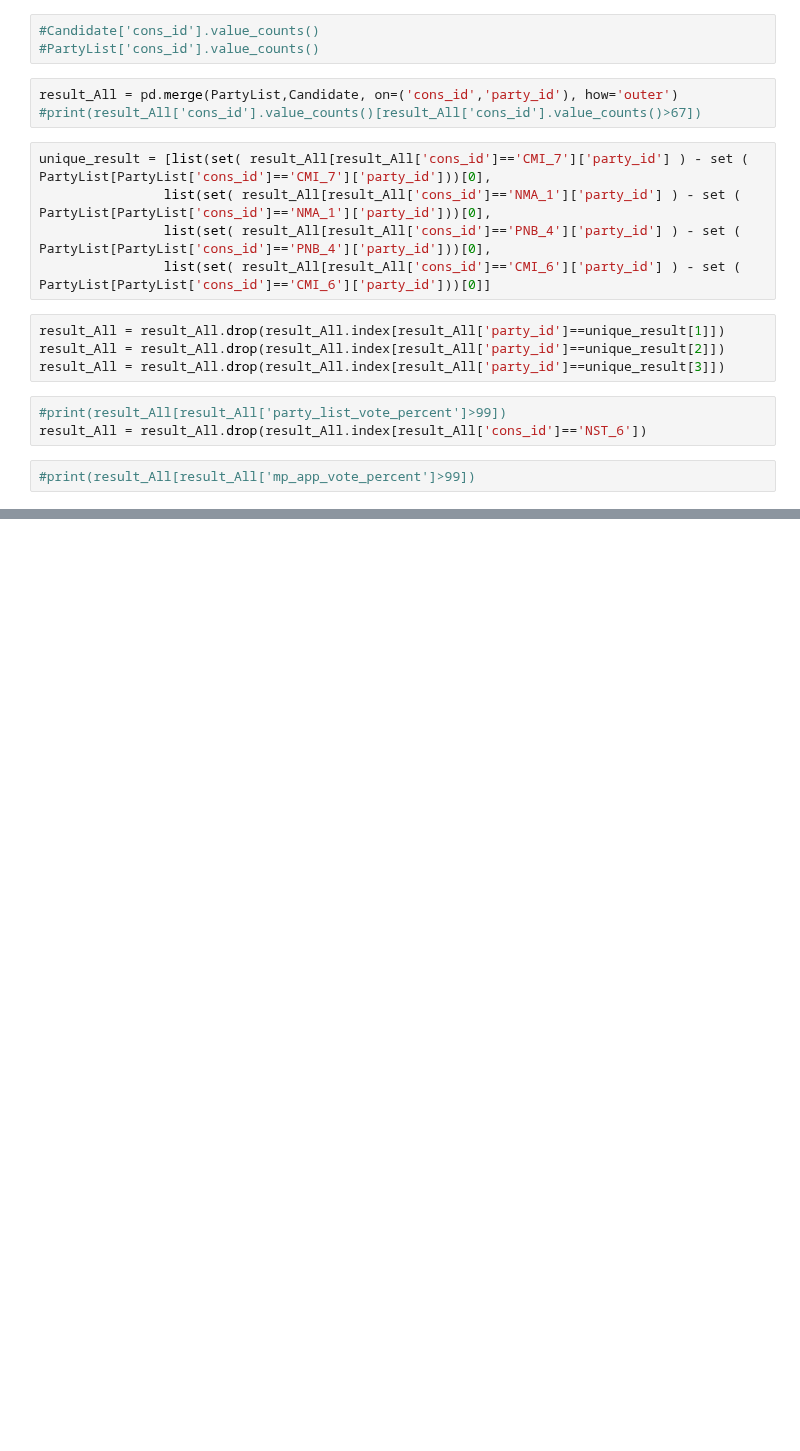
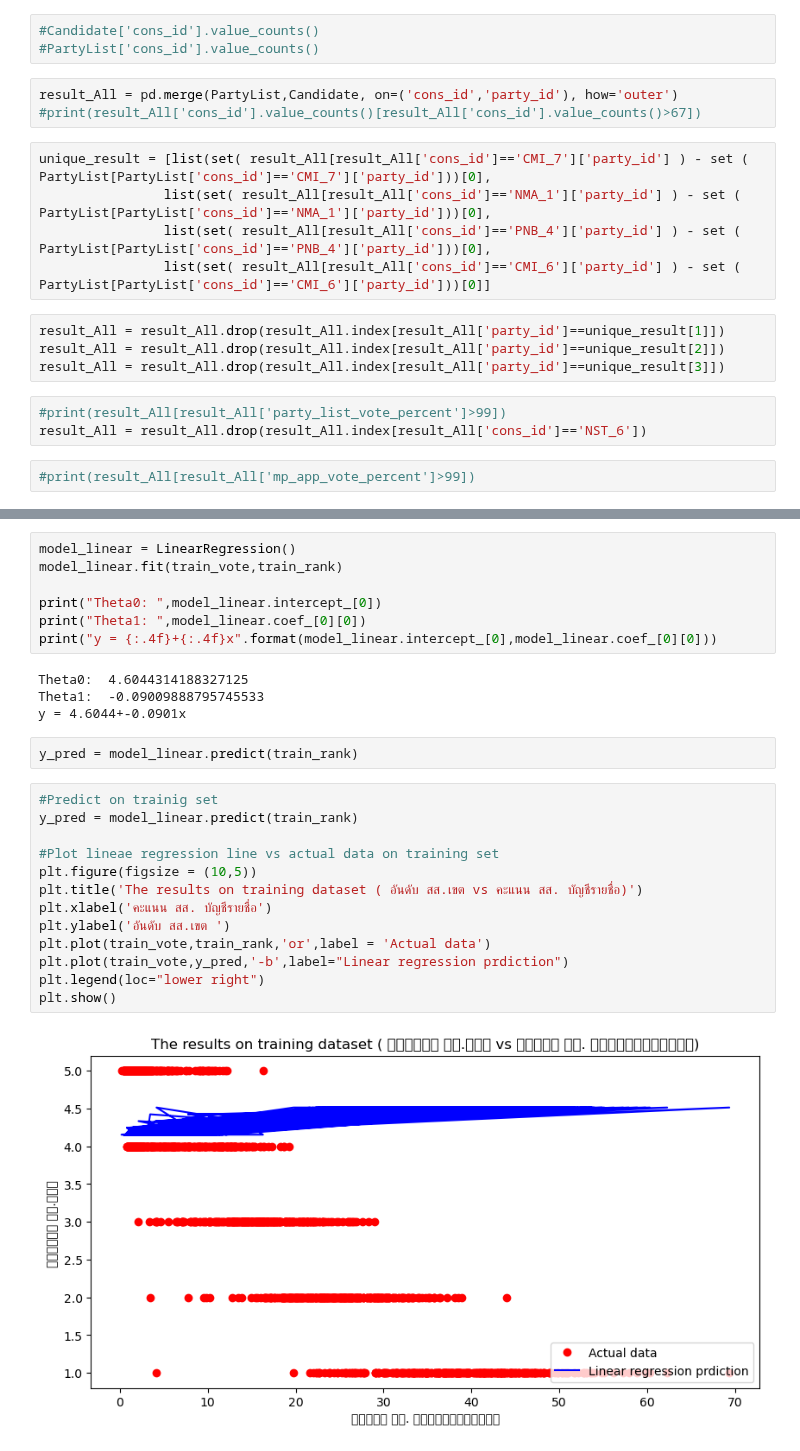
Before and after one commit to thakdanaiza/Linear_Logistic_HW1, a Jupyter notebook: Dataset/Linear_Logistic_HW1.ipynb, the cells around one changed output, grey strips where cells are left out. Drawn from its saved outputs; the diff is of its cells as text; blank space fills up the shorter version.

```diff
--- a/Dataset/Linear_Logistic_HW1.ipynb
+++ b/Dataset/Linear_Logistic_HW1.ipynb
@@ -35,0 +76,28 @@ sns.pairplot(result_All_party_id_726)
+# %%
+model_linear = LinearRegression()
+model_linear.fit(train_vote,train_rank)
+
+print("Theta0: ",model_linear.intercept_[0])
+print("Theta1: ",model_linear.coef_[0][0])
+print("y = {:.4f}+{:.4f}x".format(model_linear.intercept_[0],model_linear.coef_[0][0]))
+# %% [output]
+Theta0:  4.6044314188327125
+Theta1:  -0.09009888795745533
+y = 4.6044+-0.0901x
+# %%
+y_pred = model_linear.predict(train_rank)
+# %%
+#Predict on trainig set
+y_pred = model_linear.predict(train_rank)
+
+#Plot lineae regression line vs actual data on training set
+plt.figure(figsize = (10,5))
+plt.title('The results on training dataset ( อันดับ สส.เขต vs คะแนน สส. บัญชีรายชื่อ)')
+plt.xlabel('คะแนน สส. บัญชีรายชื่อ')
+plt.ylabel('อันดับ สส.เขต ')
+plt.plot(train_vote,train_rank,'or',label = 'Actual data')
+plt.plot(train_vote,y_pred,'-b',label="Linear regression prdiction")
+plt.legend(loc="lower right")
+plt.show()
+# %% [output]
+[figure, added]
```
Also changed, not shown: parts of 10 cells of this notebook, 12 other files.
